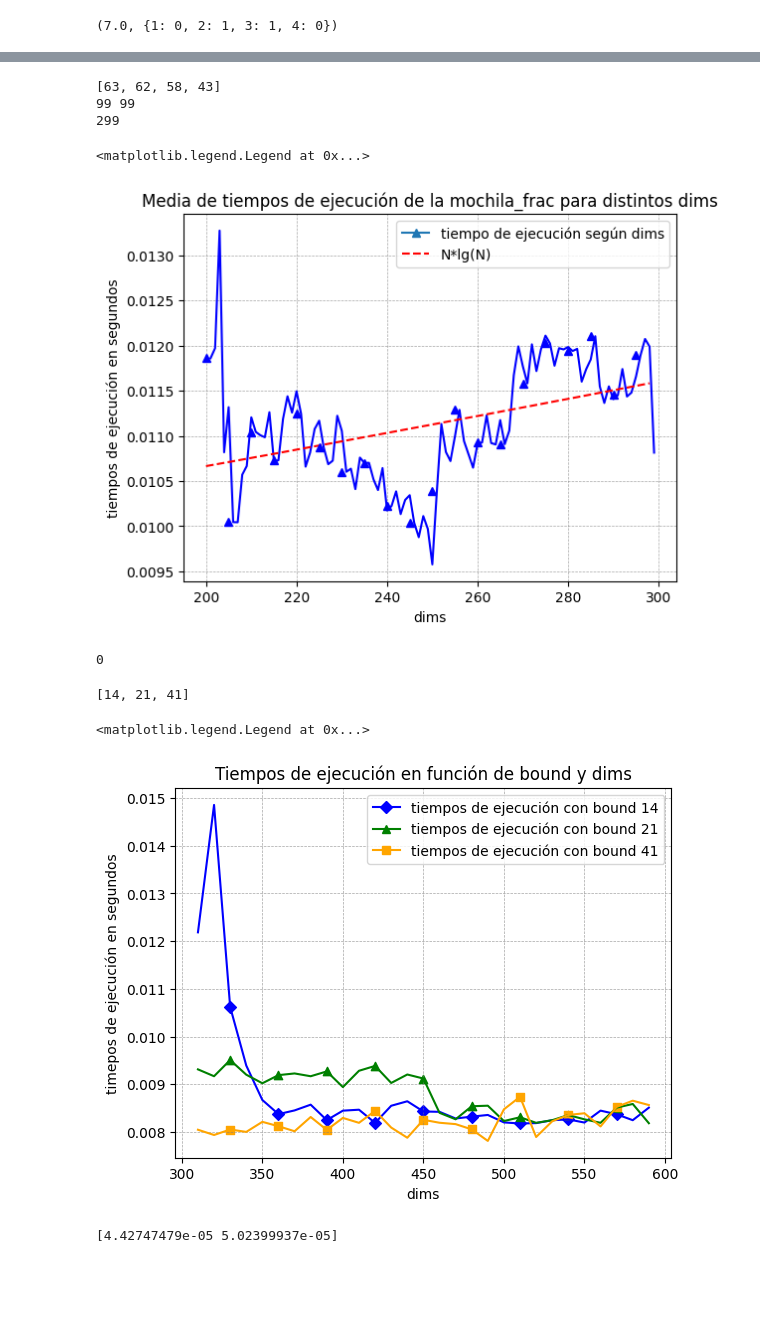
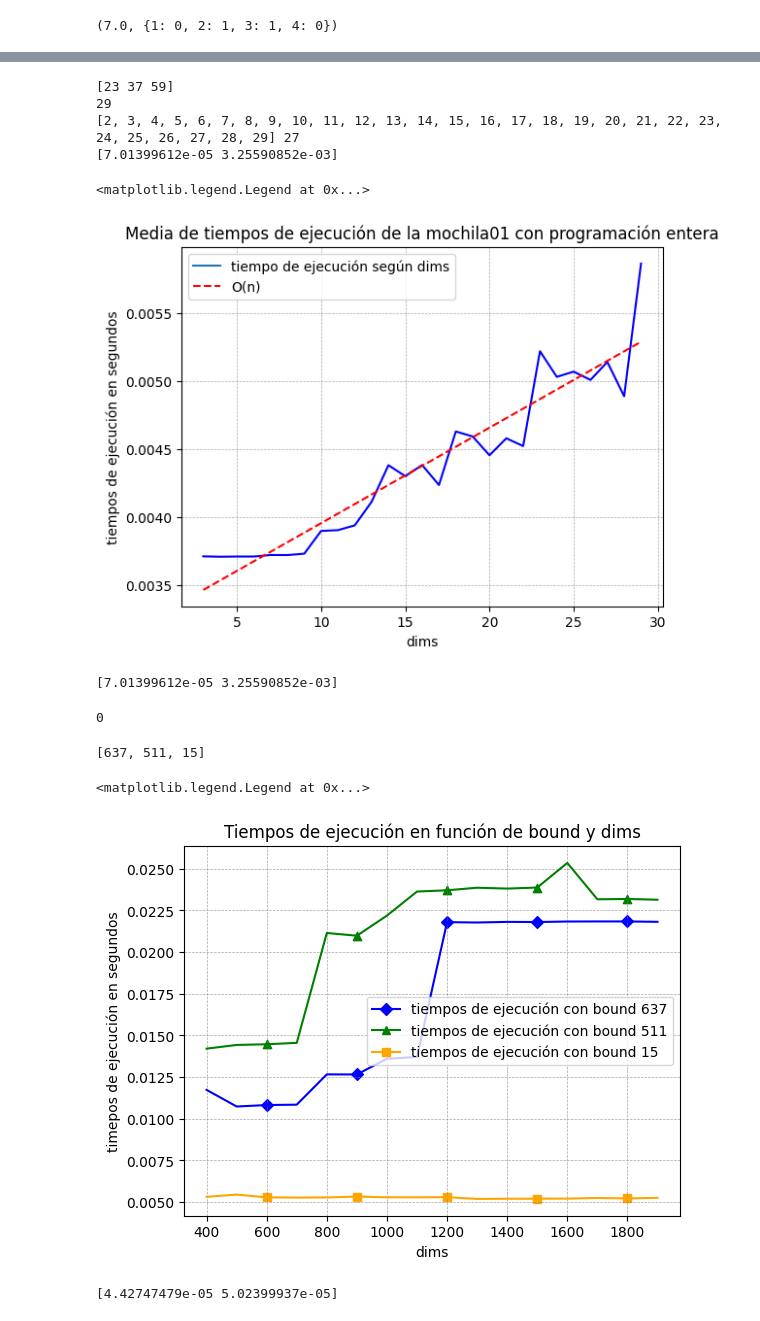
Before and after one commit to daviloncio/repositorio2, a Jupyter notebook: otros/p305.ipynb, the cells around one changed output, grey strips where cells are left out. Drawn from its saved outputs; the diff is of its cells as text; code cells hidden in the pictures; blank space fills up the shorter version.

```diff
--- a/otros/p305.ipynb
+++ b/otros/p305.ipynb
@@ -157,9 +154,10 @@ from matplotlib import pyplot as plt ; import time ; import random
 from scipy.optimize import curve_fit
 from matplotlib.lines import Line2D
 bounds = sorted(np.random.randint(10,70,size=4))[::-1]
+bounds=np.array([23,37,59])
 print(bounds)
-first_dim=200
-last_dim=300
+first_dim=2
+last_dim=30
 
 
 marcadores = ['o', 's', '^', 'D']
@@ -184,7 +182,7 @@ for bound in bounds:
         #a_values=np.random.randint(1,dim+1,size=dim)
 
 
-        timings = %timeit -o -n 10 -r 5 -q knapsack_fract_greedy(np.array(a_weights),np.array(a_values),bound)
+        timings = %timeit -o -n 10 -r 5 -q knapsack_01_int_prog(np.array(a_weights),np.array(a_values),bound)
 
 
         try:
@@ -200,41 +198,49 @@ ejey=[]
 for dim in l_timings:
 
     ejey.append(sum(l_timings[dim])/len(l_timings[dim]))
-print(len(ejex),len(ejey))
+
 handles=[]
-handles.append(Line2D( [0],[0],marker='^',label='tiempo de ejecución según dims'))
+handles.append(Line2D( [0],[0],label='tiempo de ejecución según dims'))
 plt.plot(ejex,ejey,color='blue')
 
 plt.ylabel('tiempos de ejecución en segundos')
 plt.xlabel('dims')
-plt.title('Media de tiempos de ejecución de la mochila_frac para distintos dims')
+plt.title('Media de tiempos de ejecución de la mochila01 con programación entera')
 print(len(a_values))
 
 def tofit(x, a, b):
-    return a*(x*np.log2(x)) + b
 
-x = [i for i in range(first_dim, last_dim-1)]
-
-pars, _ = curve_fit(tofit, x, ejey)
+    return a*(np.round(x,6)) + b
 
 
+x = [i for i in range(first_dim, last_dim)]
+print(x,len(ejey))
+x.pop(0)
+pars, _ = curve_fit(tofit, x, ejey)
+print(pars)
+
 plt.plot(x, tofit(x, pars[0], pars[1]), 'r--')
-handles.append(Line2D( [0],[0],linestyle='--',label='N*lg(N)',color='red'))
-
-ejex=[] ; y=[]
+handles.append(Line2D( [0],[0],linestyle='--',label='O(n)',color='red'))
+plt.grid(True, linestyle='--', linewidth=0.5, alpha=0.7, color='gray')
+'''ejex=[] ; y=[]
 for i in range(200,300,5):
     ejex.append(i)
     y.append(ejey[i-200])
 plt.plot(ejex,y,'^',color='blue')
-plt.grid(True, linestyle='--', linewidth=0.5, alpha=0.7, color='gray')
+'''
 
 plt.legend(handles=handles)
 # %% [output]
-[63, 62, 58, 43]
-99 99
-299
+[23 37 59]
+29
+[2, 3, 4, 5, 6, 7, 8, 9, 10, 11, 12, 13, 14, 15, 16, 17, 18, 19, 20, 21, 22, 23, 24, 25, 26, 27, 28, 29] 27
+[7.01399612e-05 3.25590852e-03]
 <matplotlib.legend.Legend at 0x...>
-[figure, old version]
+[figure, new version]
+# %%
+print(pars)
+# %% [output]
+[7.01399612e-05 3.25590852e-03]
 # %%
 l=[0,9]
 print(min(l))
@@ -244,7 +250,7 @@ print(min(l))
 from matplotlib import pyplot as plt ; import time ; import random
 from matplotlib.lines import Line2D
 first_dim=300
-last_dim=600
+last_dim=2000
 
 def tofit(x, a, b):
     return a*np.round(x,6) + b
@@ -253,7 +259,8 @@ x = [i for i in range(first_dim, last_dim-1)]
 
 
 
-bounds = sorted(np.random.randint(10,70,size=3))
+bounds = sorted(np.random.randint(10,1000,size=3))[::-1]
+
 print(bounds)
 
 
@@ -272,7 +279,7 @@ for bound in bounds:
     a_weights=a_weights.tolist() ; a_values=a_values.tolist()
     ejex=[]
     l_timings=[]
-    for dim in range(first_dim,last_dim,10):
+    for dim in range(first_dim,last_dim,100):
 
         if dim==first_dim: continue
         ejex.append(dim)
@@ -289,35 +296,35 @@ for bound in bounds:
             for a,b in zip(a_values,a_values):
                 print(a,b)
 
             raise Exception
 
         l_timings.append(timings.best)
 
     plt.plot(ejex,l_timings,label=str(bound),color=colr)
 
     c=0 ; l_a=[] ; l_b=[]
     for a,b in zip(ejex,l_timings):
         if c==2:
             c=0
             l_a.append(a) ; l_b.append(b)
         else: c += 1
     marcador=marcadores.pop()
     plt.scatter(l_a,l_b,marker=marcador,color=colr)
     handles.append(Line2D( [c],[0],marker=marcador,label=f'tiempos de ejecución con bound {bound}',color=colr))
 
     #pars, _ = curve_fit(tofit, x, l_timings)
     #print(pars)
     #plt.plot(x, tofit(x, pars[0], pars[1]), 'r--',color=colr)
     #handles.append(Line2D( [c],[1],linestyle='--',label=f'O(n)={bound}*n',color=colr))
 plt.grid(True, linestyle='--', linewidth=0.5, alpha=0.7, color='gray')
 plt.title('Tiempos de ejecución en función de bound y dims')
 plt.xlabel('dims')
 plt.ylabel('timepos de ejecución en segundos')
 plt.legend(handles=handles)
 # %% [output]
-[14, 21, 41]
+[637, 511, 15]
 <matplotlib.legend.Legend at 0x...>
-[figure, old version]
+[figure, new version]
 # %%
 # %% [output]
 [4.42747479e-05 5.02399937e-05]
```
Also changed, not shown: parts of 1 cell of this notebook, 2 other files.
